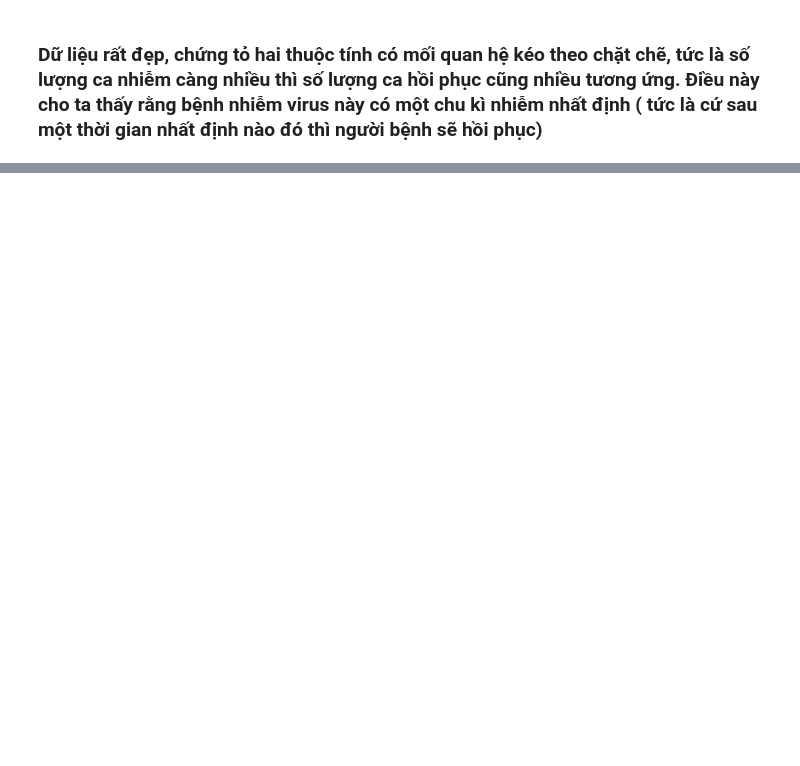
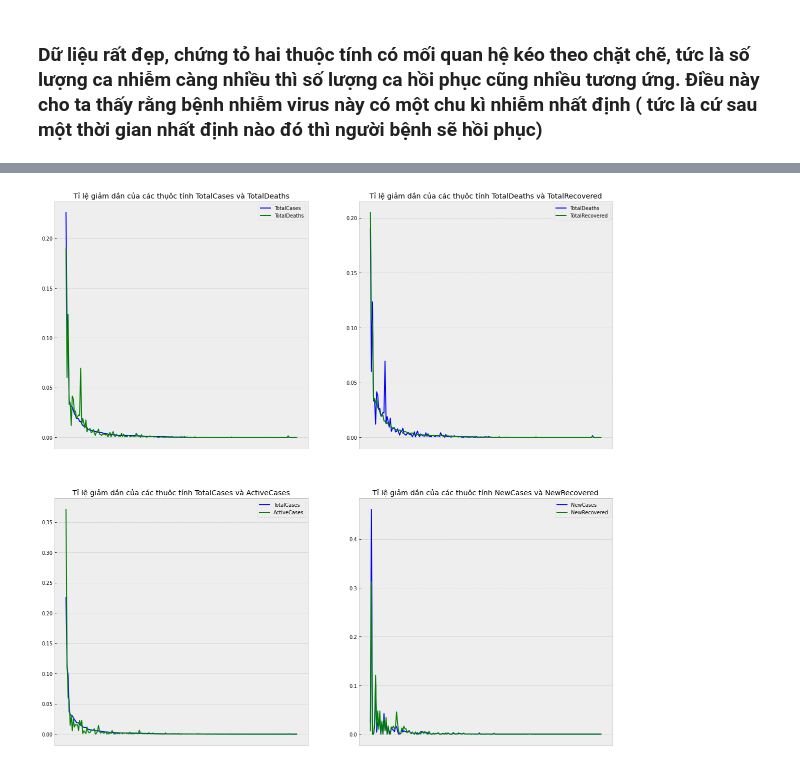
Before and after one commit to Truong1311/Lab01-CoronaVirus, a Jupyter notebook: Phuong.ipynb, the cells around one changed output, grey strips where cells are left out. Saved outputs shown, nothing was run; the diff lists cells and outputs as text; code cells hidden in the pictures; blank space fills up the shorter version.

```diff
--- a/Phuong.ipynb
+++ b/Phuong.ipynb
@@ -237,0 +269,23 @@ plot_ratio_barh(df, 'TotalRecovered', ax[1], min_sup=0.1, title=title)
+# %%
+# Lấy danh sách 4 thuộc tính có tương quan cao nhất (bỏ đi cặp thuộc tính cao nhất đã làm ở trên)
+top_4_pair = list_pair[-5:-1]
+# %%
+data = df[["TotalCases", "TotalDeaths", 'TotalRecovered', 'ActiveCases', 'NewCases', 'NewRecovered']].copy()
+data_scale = data - data.min()
+data_scale /= data_scale.max()
+
+index = 0
+fig, axes = plt.subplots(2,2, figsize=(20,20))
+for i in range(2):
+    for j in range(2):
+        feature_1 = top_4_pair[index][0][0]
+        feature_2 = top_4_pair[index][0][1]
+        axes[i][j].plot(data_scale[feature_1]/data_scale[feature_1].sum(), label=feature_1, color='blue')
+        axes[i][j].plot(data_scale[feature_2]/data_scale[feature_2].sum(), label=feature_2, color='green')
+        index += 1
+        axes[i][j].legend()
+        axes[i][j].set_title('Tỉ lệ giảm dần của các thụôc tính {} và {}'.format(feature_1, feature_2))
+        axes[i][j].set_xticks([])
+plt.show()
+# %% [output]
+[figure, added]
```
Also changed, not shown: parts of 10 cells of this notebook.
